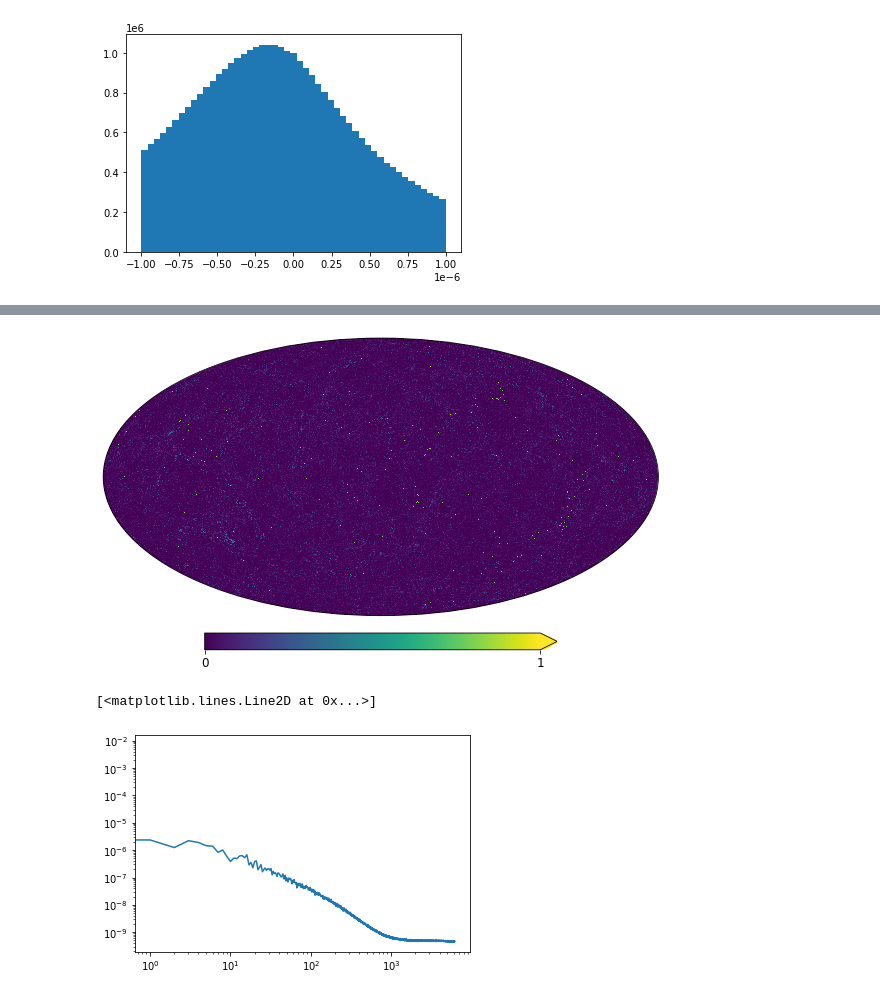
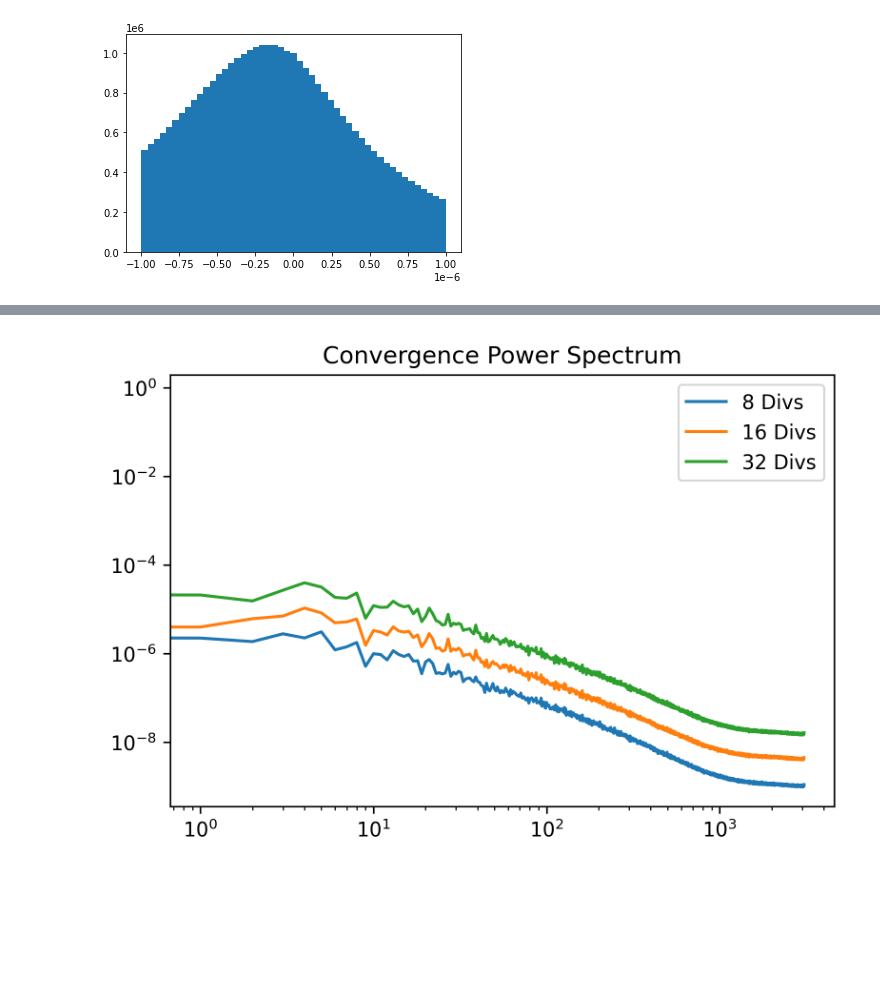
Before and after one commit to wurdahl/kSZfromPC, a Jupyter notebook: Opening-FITS.ipynb, the cells around one changed output, grey strips where cells are left out. Saved outputs shown, nothing was run; the diff lists cells and outputs as text; code cells hidden in the pictures; blank space fills up the shorter version.

```diff
--- a/Opening-FITS.ipynb
+++ b/Opening-FITS.ipynb
@@ -39,4 +54,0 @@ hp.mollview(convergence,xsize=3200,max=1)
-# %%
-hp.newvisufunc.projview(convergence,max=1,xsize=3200);
-# %% [output]
-[figure, removed]
@@ -45,5 +55,14 @@ psC = hp.sphtfunc.anafast(convergence)
-# %%
-plt.loglog(psC)
-# %% [output]
-[<matplotlib.lines.Line2D at 0x...>]
-[figure, removed]
+# %%
+psKDV8 = hp.sphtfunc.anafast(convergenceDV8)
+psKDV16 = hp.sphtfunc.anafast(convergenceDV16)
+psKDV32 = hp.sphtfunc.anafast(convergenceDV32)
+# %%
+plt.figure(dpi=300)
+plt.loglog(psKDV8);
+plt.loglog(psKDV16);
+plt.loglog(psKDV32);
+plt.legend(loc=0, labels=["8 Divs","16 Divs","32 Divs"])
+plt.title("Convergence Power Spectrum")
+plt.show()
+# %% [output]
+[figure, added]
```
Also changed, not shown: parts of 13 cells of this notebook.
